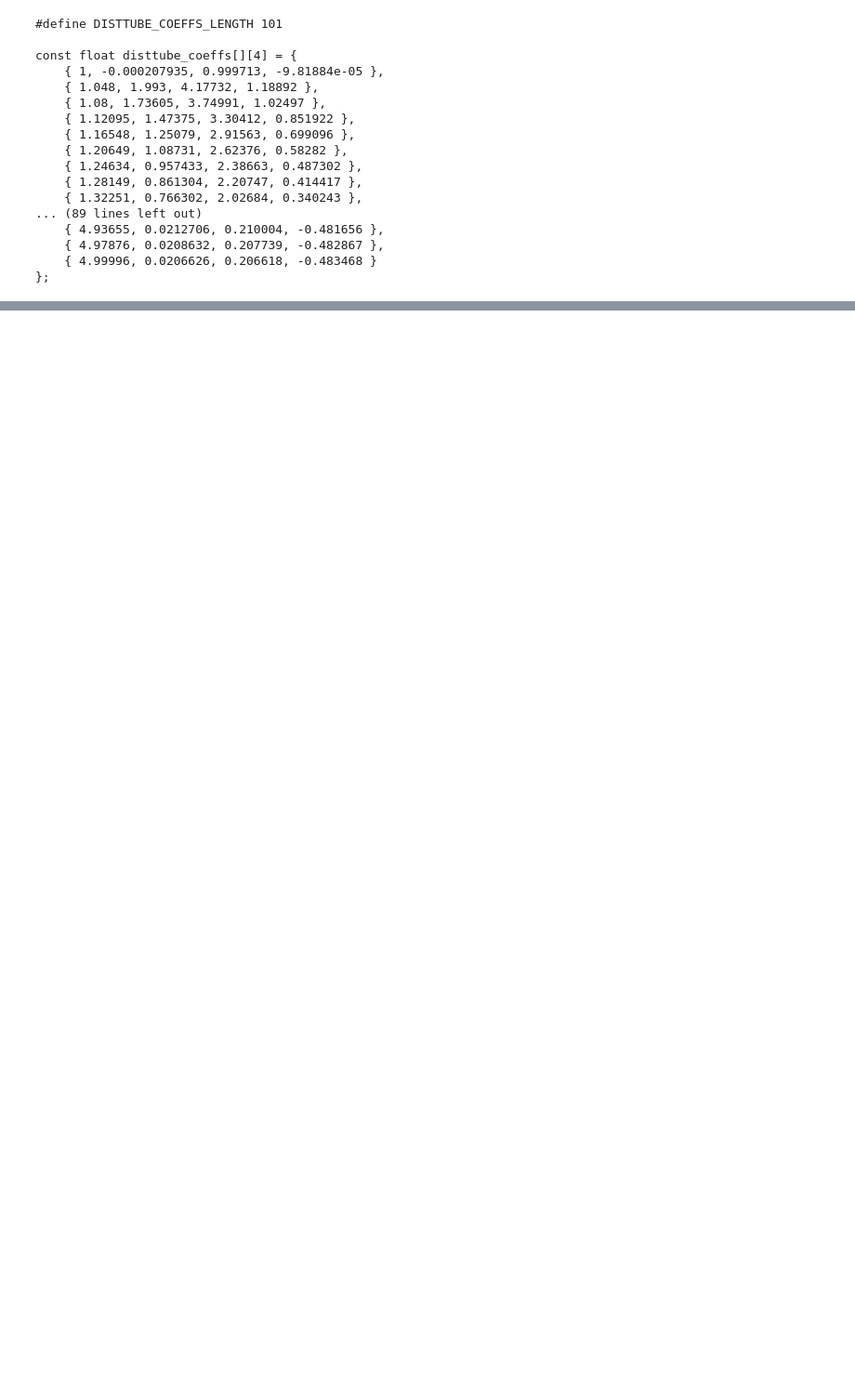
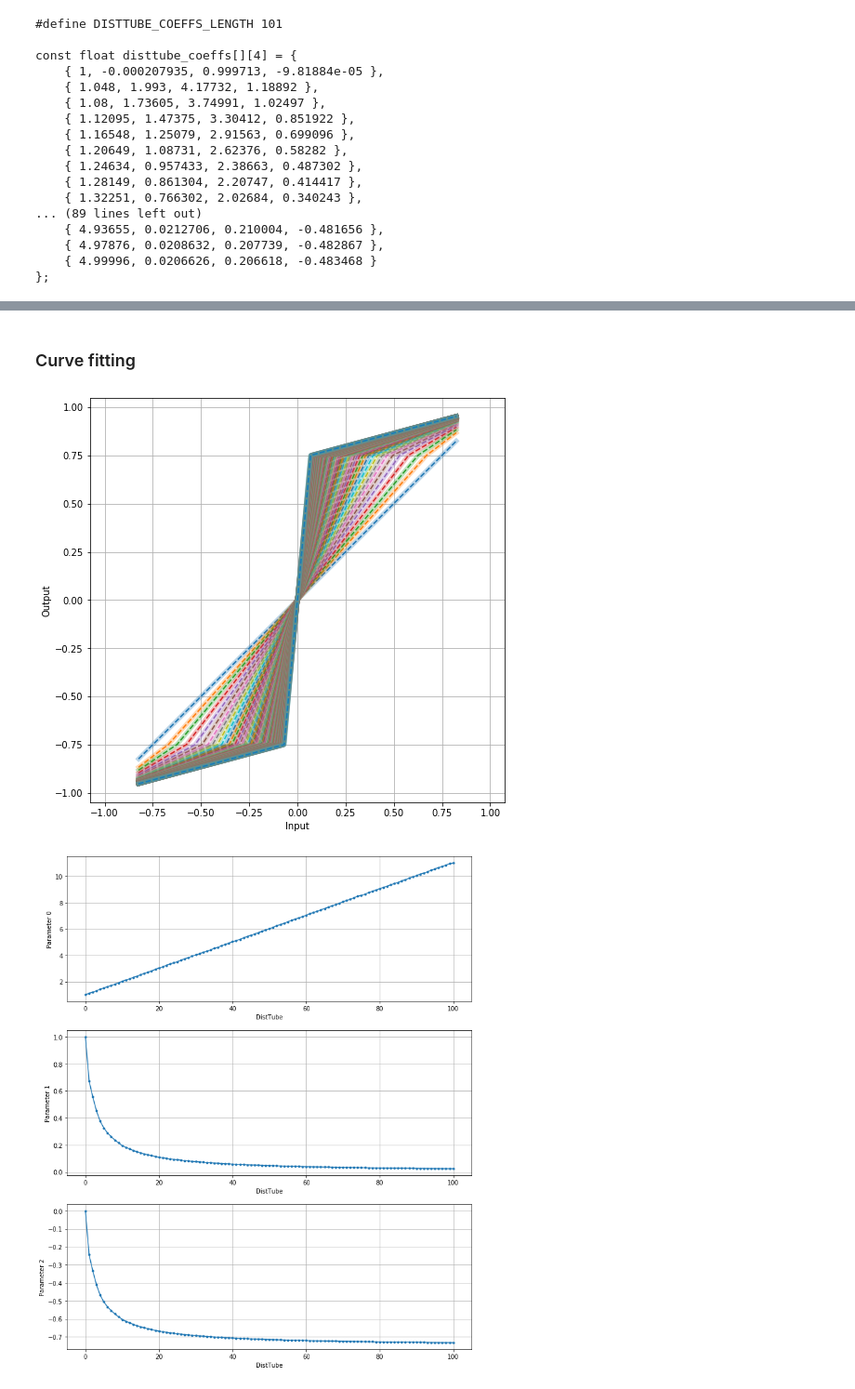
Before and after one commit to soerenbnoergaard/reverse-camel, a Jupyter notebook: notebook/Camel Crusher analysis.ipynb, the cells around one changed output, grey strips where cells are left out. Shown: that part at 93% size. Cells and saved outputs as stored; diff of their text form; code cells hidden in the pictures; blank space fills up the shorter version.

```diff
--- a/notebook/Camel Crusher analysis.ipynb
+++ b/notebook/Camel Crusher analysis.ipynb
@@ -234,0 +291,17 @@ const float disttube_coeffs[][4] = {
+# %% [markdown]
+### Curve fitting
+# %%
+def distmech1(x, p0, p1, p2):
+    y = p0*x
+    rn = y < -0.75
+    rp = y > 0.75
+    y[rn] = np.polyval([p1, p2], y[rn])
+    y[rp] = np.polyval([p1, -p2], y[rp])
+    return y
+
+fits1 = fit_all(distmech1, distmech_waveshapes, p0=[1, 0, 1])
+plot_params(fits1)
+df = param_table(fits1)
+# %% [output]
+[figure, added]
+[figure, added]
```
Also changed, not shown: parts of 22 cells of this notebook, 9 other files.
